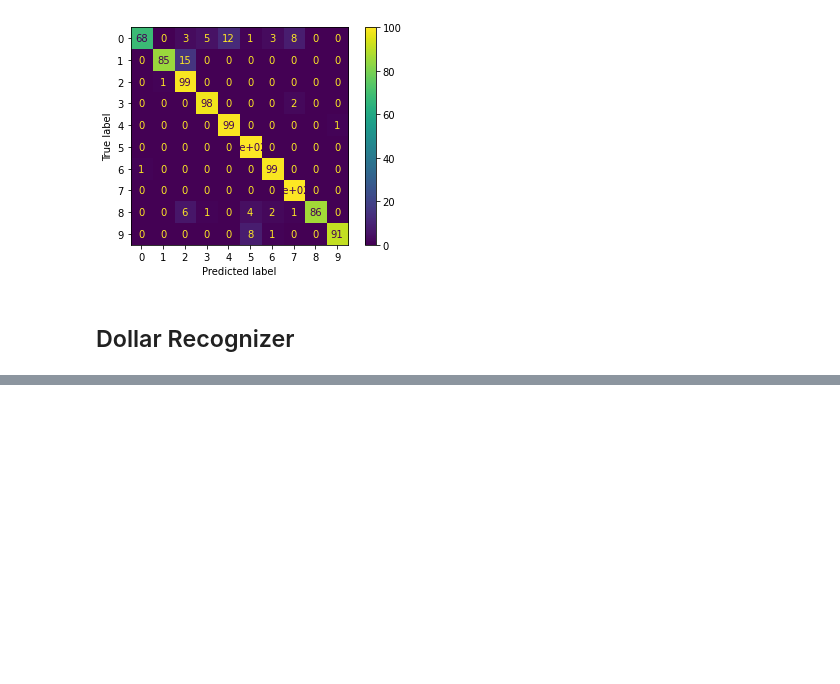
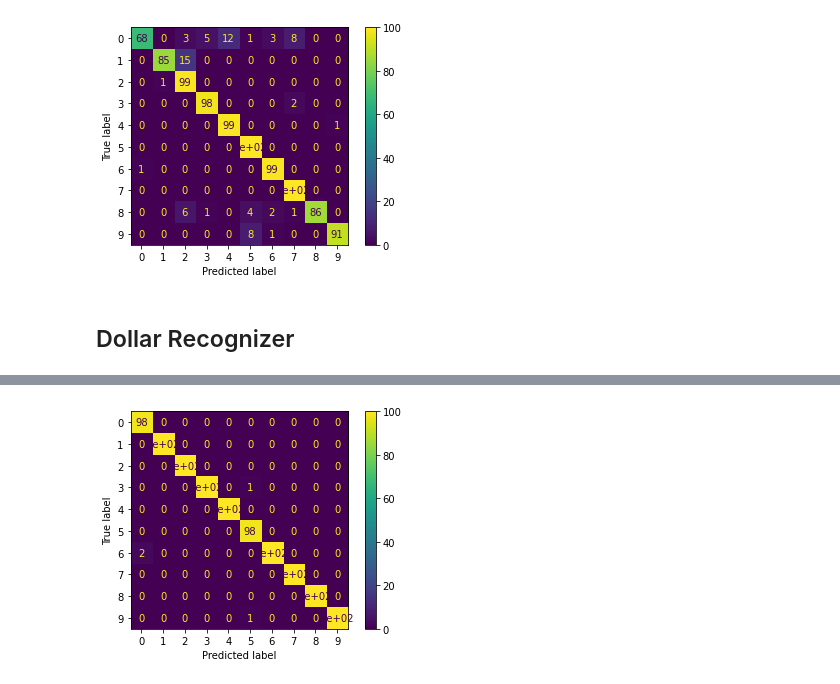
Before and after one commit to nico0001/Data_mining, a Jupyter notebook: Project2/main.ipynb, the cells around one changed output, grey strips where cells are left out. Cells and saved outputs as stored; diff of their text form; code cells hidden in the pictures; blank space fills up the shorter version.

Commit message:
dollarOne

```diff
--- a/Project2/main.ipynb
+++ b/Project2/main.ipynb
@@ -275,0 +555,7 @@ print(result)
+# %%
+disp=ConfusionMatrixDisplay(conf_matrix)
+disp.plot()
+plt.savefig("confusionDollar.pdf")
+recognizer.addTemplate(str(num+1), df['time_sequence'][user*100+num*10+i])
+# %% [output]
+[figure, added]
```
Also changed, not shown: parts of 7 cells of this notebook, 6 other files.
